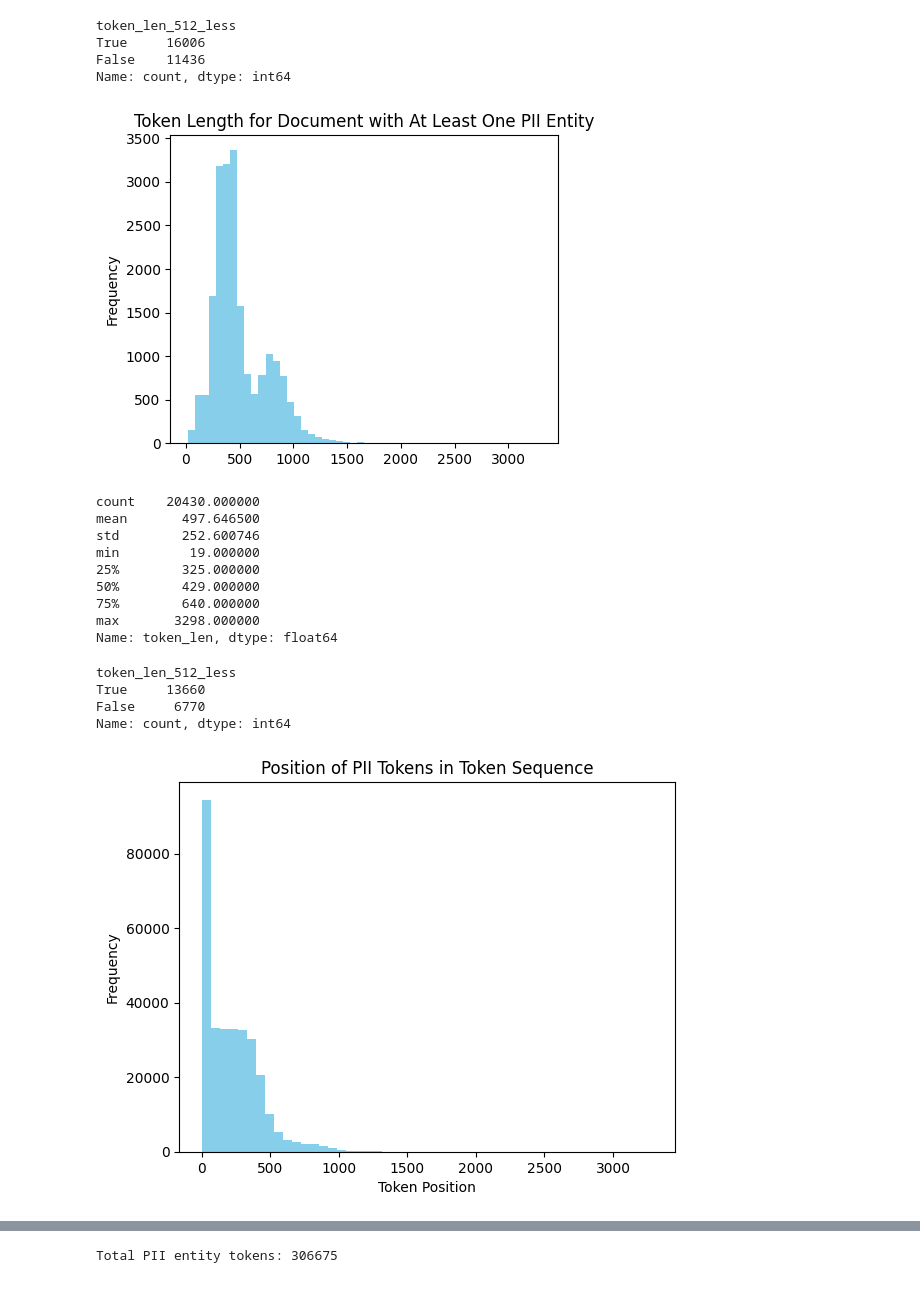
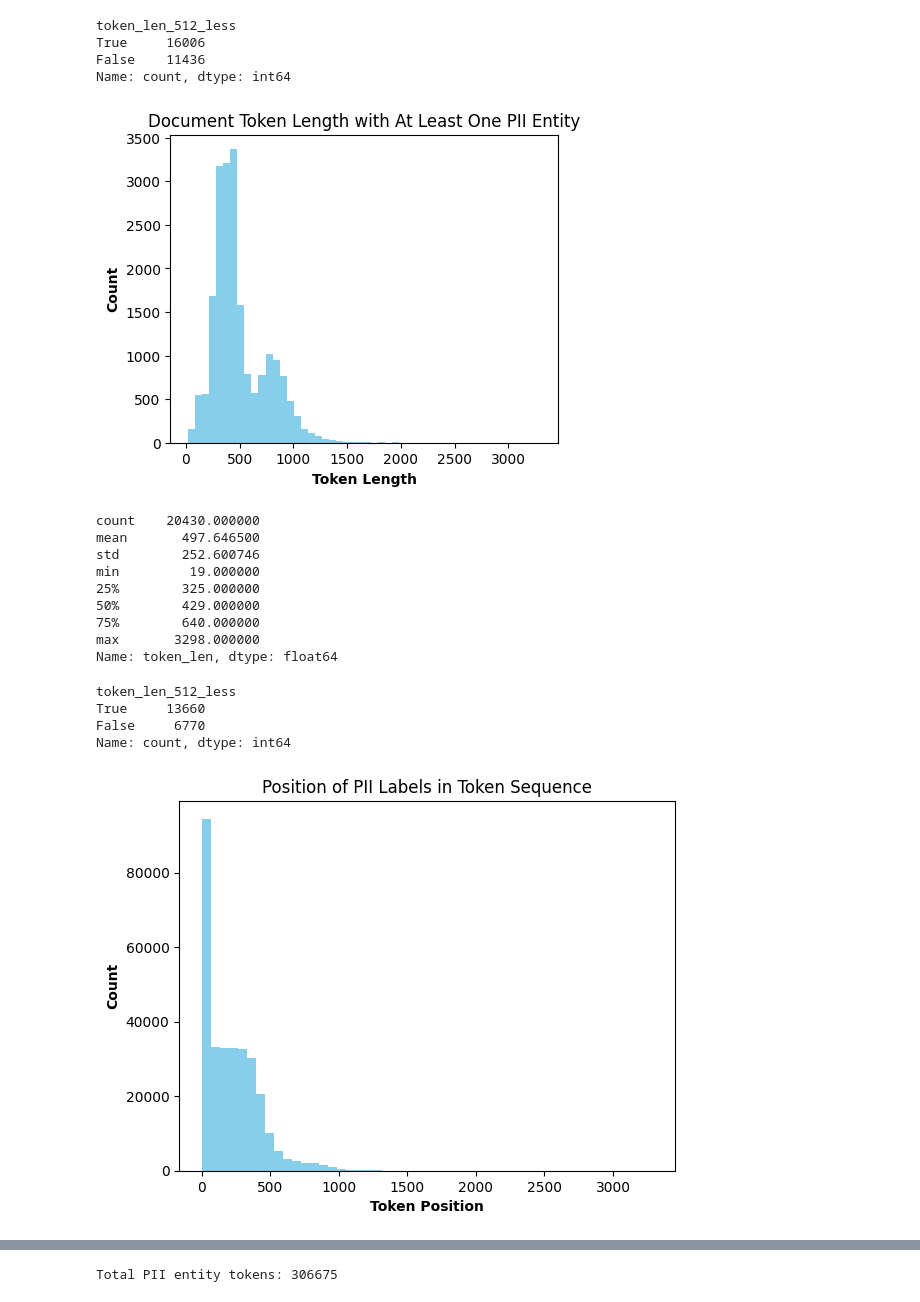
Before and after one commit to Bsting/pii-data-detection, a Jupyter notebook: pii-data-detection-eda.ipynb, the cells around one changed output, grey strips where cells are left out. Drawn from its saved outputs; the diff is of its cells as text; code cells hidden in the pictures.

```diff
--- a/pii-data-detection-eda.ipynb
+++ b/pii-data-detection-eda.ipynb
@@ -515,16 +519,17 @@ Name: count, dtype: int64
 # %%
 # check token length for document with at least one PII entity
 df_pii = df_concat[~df_concat['non_pii_entity_only']]
 
 plt.figure(figsize=(5, 4))
 df_pii['token_len'].plot.hist(bins=50, color='skyblue')
-plt.title("Token Length for Document with At Least One PII Entity")
-plt.grid(False)
+plt.title("Document Token Length with At Least One PII Entity")
+plt.xlabel('Token Length', fontdict={'weight': 'bold'})
+plt.ylabel('Count', fontdict={'weight': 'bold'})
 plt.show()
 
 df_pii['token_len'].describe()
 # %% [output]
-[figure, old version]
+[figure, new version]
 count    20430.000000
 mean       497.646500
 std        252.600746
@@ -543,10 +548,11 @@ False     6770
 Name: count, dtype: int64
 # %%
 df_pii["labels"].apply(get_token_index).explode().plot.hist(bins=50, color='skyblue')
-plt.xlabel("Token Position")
-plt.title("Position of PII Tokens in Token Sequence");
+plt.xlabel("Token Position", fontdict={'weight': 'bold'})
+plt.ylabel("Count", fontdict={'weight': 'bold'})
+plt.title("Position of PII Labels in Token Sequence");
 # %% [output]
-[figure, old version]
+[figure, new version]
 # %%
 df_pii_token_position = df_pii["labels"].apply(get_token_index).explode().reset_index()
 df_pii_token_position.rename(columns={"index": "document", "labels": "position"}, inplace=True)
```
Also changed, not shown: parts of 18 cells of this notebook.
